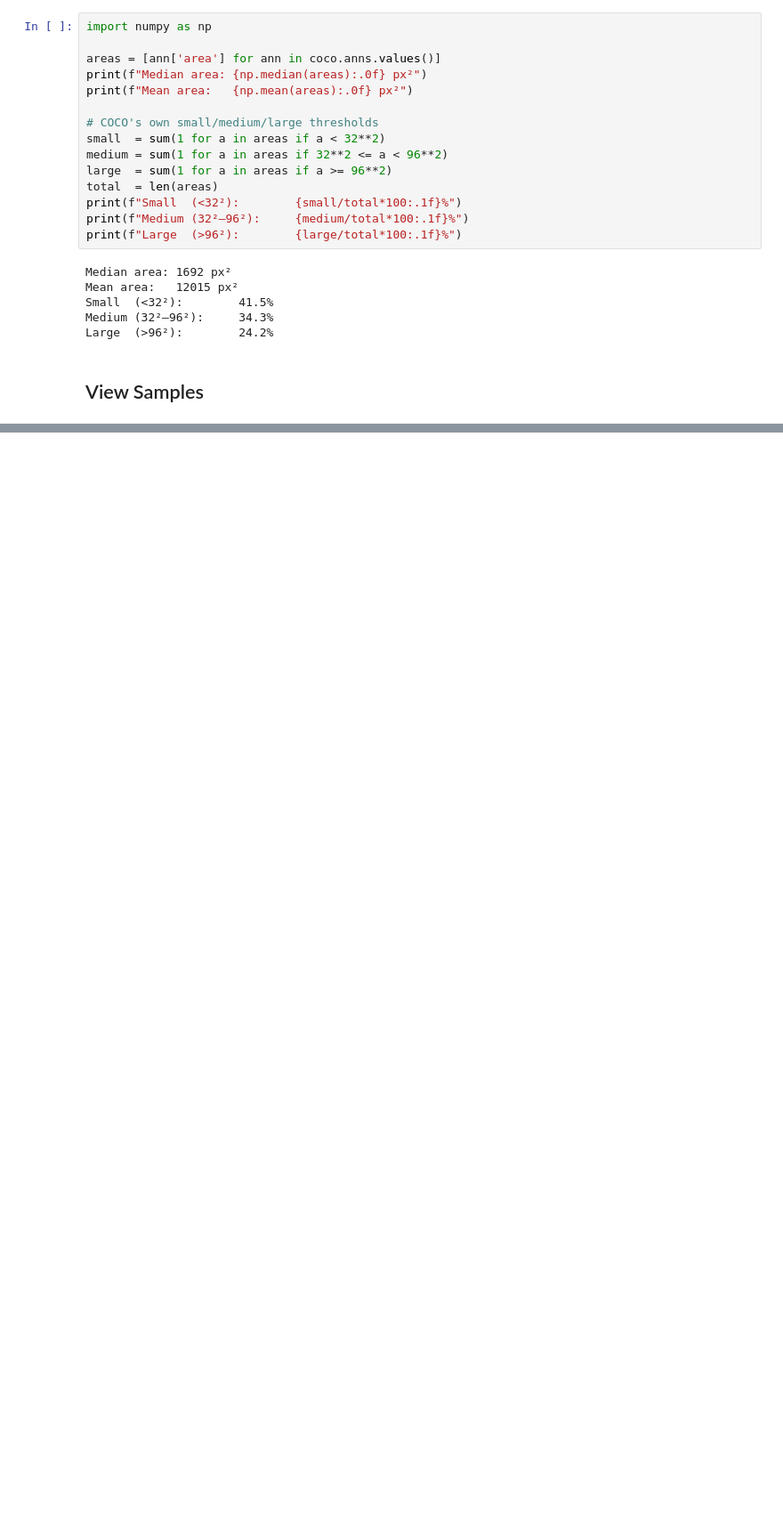
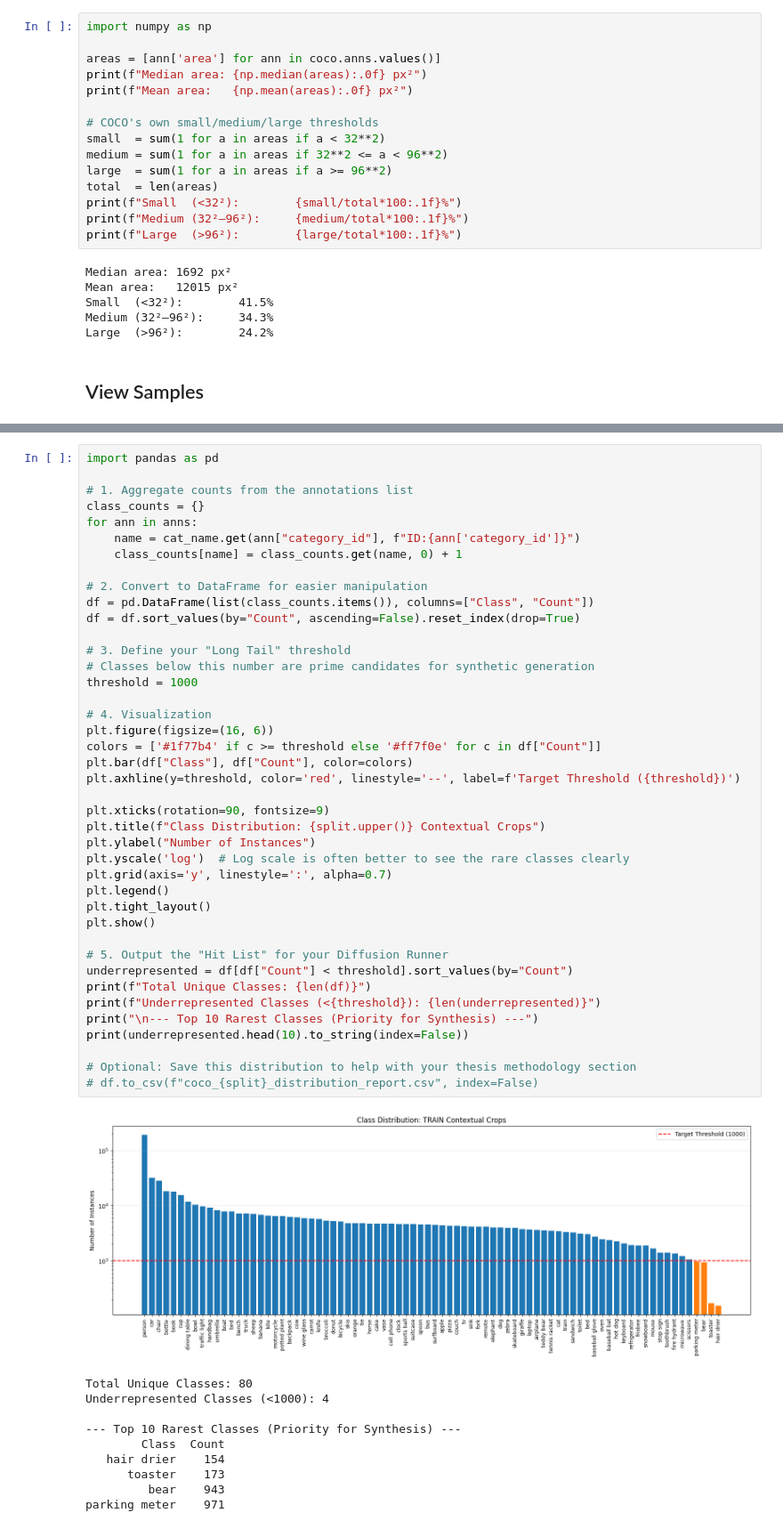
Before and after one commit to sush-utagi/Honours_2026, a Jupyter notebook: dataset-creation/explore_coco.ipynb, the cells around one changed output, grey strips where cells are left out. Shown at 89% size. Saved outputs shown, nothing was run; the diff lists cells and outputs as text; blank space fills up the shorter version.

```diff
--- a/dataset-creation/explore_coco.ipynb
+++ b/dataset-creation/explore_coco.ipynb
@@ -112,0 +185,52 @@ plt.show()
+# %%
+import pandas as pd
+
+# 1. Aggregate counts from the annotations list
+class_counts = {}
+for ann in anns:
+    name = cat_name.get(ann["category_id"], f"ID:{ann['category_id']}")
+    class_counts[name] = class_counts.get(name, 0) + 1
+
+# 2. Convert to DataFrame for easier manipulation
+df = pd.DataFrame(list(class_counts.items()), columns=["Class", "Count"])
+df = df.sort_values(by="Count", ascending=False).reset_index(drop=True)
+
+# 3. Define your "Long Tail" threshold
+# Classes below this number are prime candidates for synthetic generation
+threshold = 1000
+
+# 4. Visualization
+plt.figure(figsize=(16, 6))
+colors = ['#1f77b4' if c >= threshold else '#ff7f0e' for c in df["Count"]]
+plt.bar(df["Class"], df["Count"], color=colors)
+plt.axhline(y=threshold, color='red', linestyle='--', label=f'Target Threshold ({threshold})')
+
+plt.xticks(rotation=90, fontsize=9)
+plt.title(f"Class Distribution: {split.upper()} Contextual Crops")
+plt.ylabel("Number of Instances")
+plt.yscale('log')  # Log scale is often better to see the rare classes clearly
+plt.grid(axis='y', linestyle=':', alpha=0.7)
+plt.legend()
+plt.tight_layout()
+plt.show()
+
+# 5. Output the "Hit List" for your Diffusion Runner
+underrepresented = df[df["Count"] < threshold].sort_values(by="Count")
+print(f"Total Unique Classes: {len(df)}")
+print(f"Underrepresented Classes (<{threshold}): {len(underrepresented)}")
+print("\n--- Top 10 Rarest Classes (Priority for Synthesis) ---")
+print(underrepresented.head(10).to_string(index=False))
+
+# Optional: Save this distribution to help with your thesis methodology section
+# df.to_csv(f"coco_{split}_distribution_report.csv", index=False)
+# %% [output]
+[figure, added]
+Total Unique Classes: 80
+Underrepresented Classes (<1000): 4
+
+--- Top 10 Rarest Classes (Priority for Synthesis) ---
+        Class  Count
+   hair drier    154
+      toaster    173
+         bear    943
+parking meter    971
```
Also changed, not shown: parts of 5 cells of this notebook, 2 other files.
